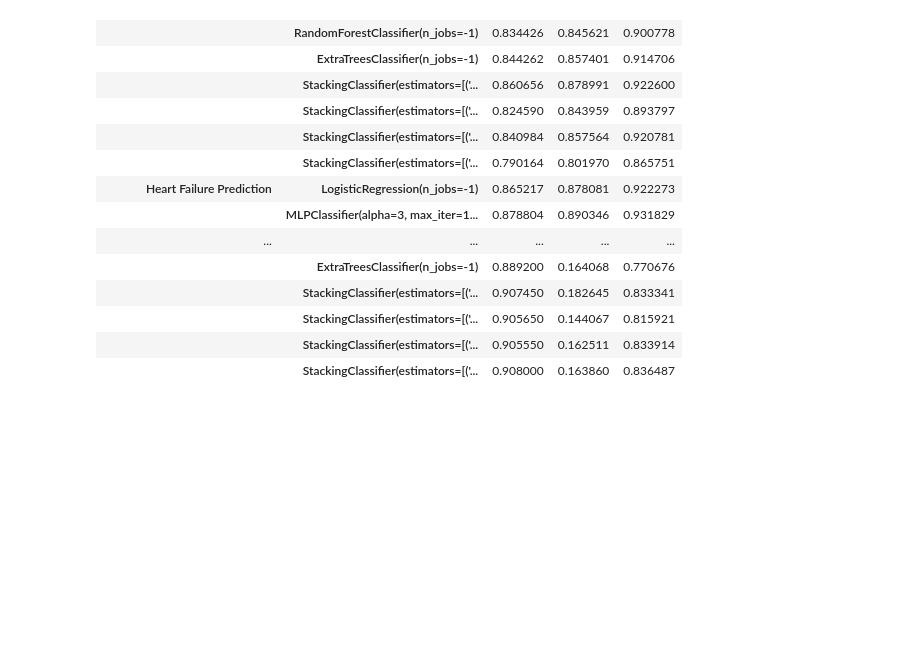
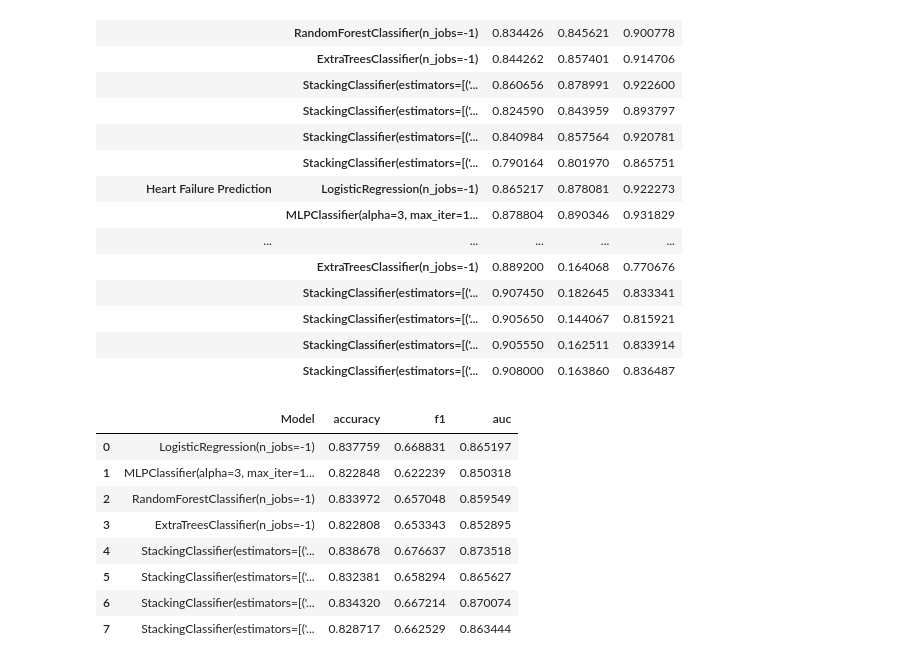
Before and after one commit to cmyguel/tru_heart_disease_predictions, a Jupyter notebook: predictions.ipynb, the cells around one changed output. Saved outputs shown, nothing was run; the diff lists cells and outputs as text; code cells hidden in the pictures; blank space fills up the shorter version.

Commit message:
average metrics by dataset

```diff
--- a/predictions.ipynb
+++ b/predictions.ipynb
@@ -14,6 +14,8 @@ from sklearn.pipeline import Pipeline
 from sklearn.compose import ColumnTransformer
 from sklearn.preprocessing import StandardScaler, OneHotEncoder
 from sklearn.metrics import accuracy_score, f1_score, roc_auc_score
+
+pd.set_option('display.max_colwidth', None)
 # %%
 MAX_DATASET_SAMPLES = 10000 # Datasets will the capped to this sample_size to keep experiments fast
 # %% [markdown]
@@ -313,3 +315,38 @@ display(format_results(results))
 |  | StackingClassifier(estimators=[('... | 0.905650 | 0.144067 | 0.815921 |
 |  | StackingClassifier(estimators=[('... | 0.905550 | 0.162511 | 0.833914 |
 |  | StackingClassifier(estimators=[('... | 0.908000 | 0.163860 | 0.836487 |
+# %%
+def average_metrics(results):
+    # Initialize a dictionary to store metrics by model
+    averaged_results = {}
+
+    # Iterate through datasets and collect metrics for each model
+    for models in results.values():
+        for model, metrics in models.items():
+            if model not in averaged_results:
+                averaged_results[model] = {'accuracy': [], 'f1': [], 'auc': []}
+            for metric, value in metrics.items():
+                averaged_results[model][metric].append(value)
+
+    # Calculate averages for each model
+    for model, metrics in averaged_results.items():
+        averaged_results[model] = {metric: np.mean(values) for metric, values in metrics.items()}
+
+    # Convert the averaged results into a DataFrame
+    df = pd.DataFrame.from_dict(averaged_results, orient='index')
+    df.reset_index(inplace=True)
+    df.rename(columns={'index': 'Model'}, inplace=True)
+
+    return df
+
+average_metrics(results)
+# %% [output]
+|  | Model | accuracy | f1 | auc |
+| 0 | LogisticRegression(n_jobs=-1) | 0.837759 | 0.668831 | 0.865197 |
+| 1 | MLPClassifier(alpha=3, max_iter=1... | 0.822848 | 0.622239 | 0.850318 |
+| 2 | RandomForestClassifier(n_jobs=-1) | 0.833972 | 0.657048 | 0.859549 |
+| 3 | ExtraTreesClassifier(n_jobs=-1) | 0.822808 | 0.653343 | 0.852895 |
+| 4 | StackingClassifier(estimators=[('... | 0.838678 | 0.676637 | 0.873518 |
+| 5 | StackingClassifier(estimators=[('... | 0.832381 | 0.658294 | 0.865627 |
+| 6 | StackingClassifier(estimators=[('... | 0.834320 | 0.667214 | 0.870074 |
+| 7 | StackingClassifier(estimators=[('... | 0.828717 | 0.662529 | 0.863444 |
```
